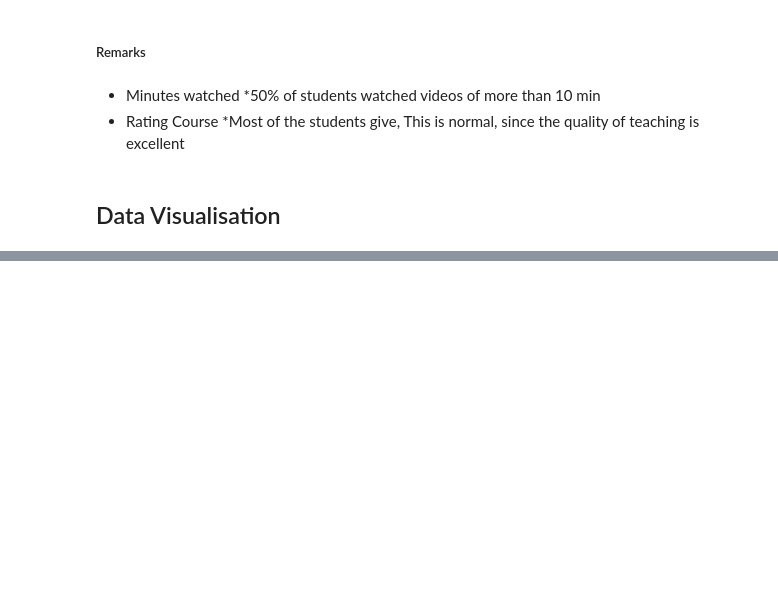
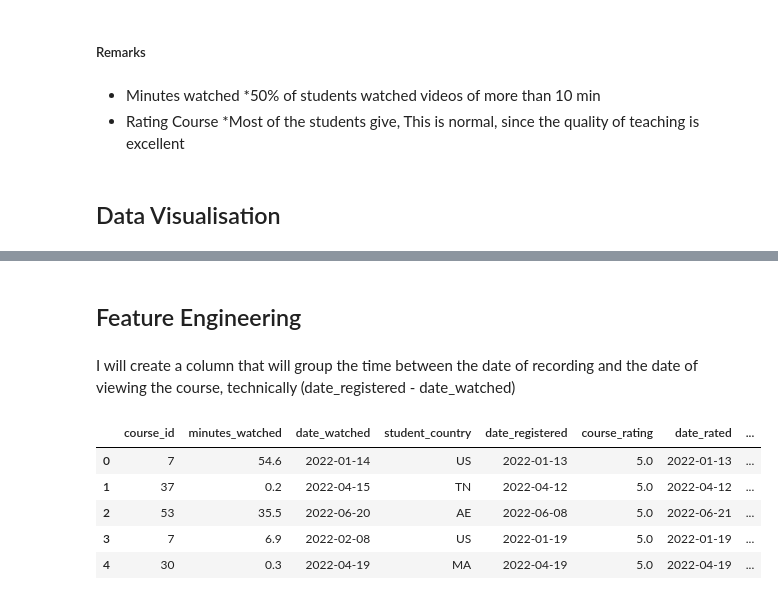
Before and after one commit to julienawonga/365_challenge, a Jupyter notebook: 365 Data.ipynb, the cells around one changed output, grey strips where cells are left out. Saved outputs shown, nothing was run; the diff lists cells and outputs as text; code cells hidden in the pictures; blank space fills up the shorter version.

```diff
--- a/365 Data.ipynb
+++ b/365 Data.ipynb
@@ -296,0 +289,15 @@ AttributeError: 'numpy.ndarray' object has no attribute 'feature_names_in_'
+# %%
+#define strategy
+
+# fit x_train and transform x_test data
+
+x_train['date_rated'].fillna(x_train['date_registered'], inplace=True)
+
+x_test['date_rated'].fillna(x_train['date_registered'], inplace=True)
+
+inputer = SimpleImputer(strategy='most_frequent')
+
+fit = inputer.fit_transform(x_train)
+
+x_train = pd.DataFrame(data = fit, columns=inputer.feature_names_in_)
+x_test  = pd.DataFrame(data = inputer.transform(x_test), columns=inputer.feature_names_in_)
@@ -296,0 +346,6 @@ AttributeError: 'numpy.ndarray' object has no attribute 'feature_names_in_'
+# %%
+#Converte date_registered, date_watched,date_purchased to date time
+cols = ['date_registered', 'date_watched', 'date_rated']
+for i in cols:
+    x_train[i] = pd.to_datetime(x_train[i])
+    x_test[i] = pd.to_datetime(x_test[i])
@@ -296,0 +363,21 @@ AttributeError: 'numpy.ndarray' object has no attribute 'feature_names_in_'
+# %% [markdown]
+## Feature Engineering
+# %% [markdown]
+<p> I will create a column that will group the time between the date of recording and the date of viewing the course,
+technically  (date_registered - date_watched) </p>
+# %%
+x_train['period'] = x_train['date_watched'] - x_train['date_registered']
+x_test['period'] =  x_test['date_watched'] - x_test['date_registered']
+
+
+x_train['period_bf_rating'] = x_train['date_rated'] - x_train['date_watched']
+x_test['period_bf_rating']  = x_test['date_rated'] - x_test['date_watched']
+# %%
+x_train.head()
+# %% [output]
+|  | course_id | minutes_watched | date_watched | student_country | date_registered | course_rating | date_rated | ... |
+| 0 | 7 | 54.6 | 2022-01-14 | US | 2022-01-13 | 5.0 | 2022-01-13 | ... |
+| 1 | 37 | 0.2 | 2022-04-15 | TN | 2022-04-12 | 5.0 | 2022-04-12 | ... |
+| 2 | 53 | 35.5 | 2022-06-20 | AE | 2022-06-08 | 5.0 | 2022-06-21 | ... |
+| 3 | 7 | 6.9 | 2022-02-08 | US | 2022-01-19 | 5.0 | 2022-01-19 | ... |
+| 4 | 30 | 0.3 | 2022-04-19 | MA | 2022-04-19 | 5.0 | 2022-04-19 | ... |
```
Also changed, not shown: parts of 34 cells of this notebook.
